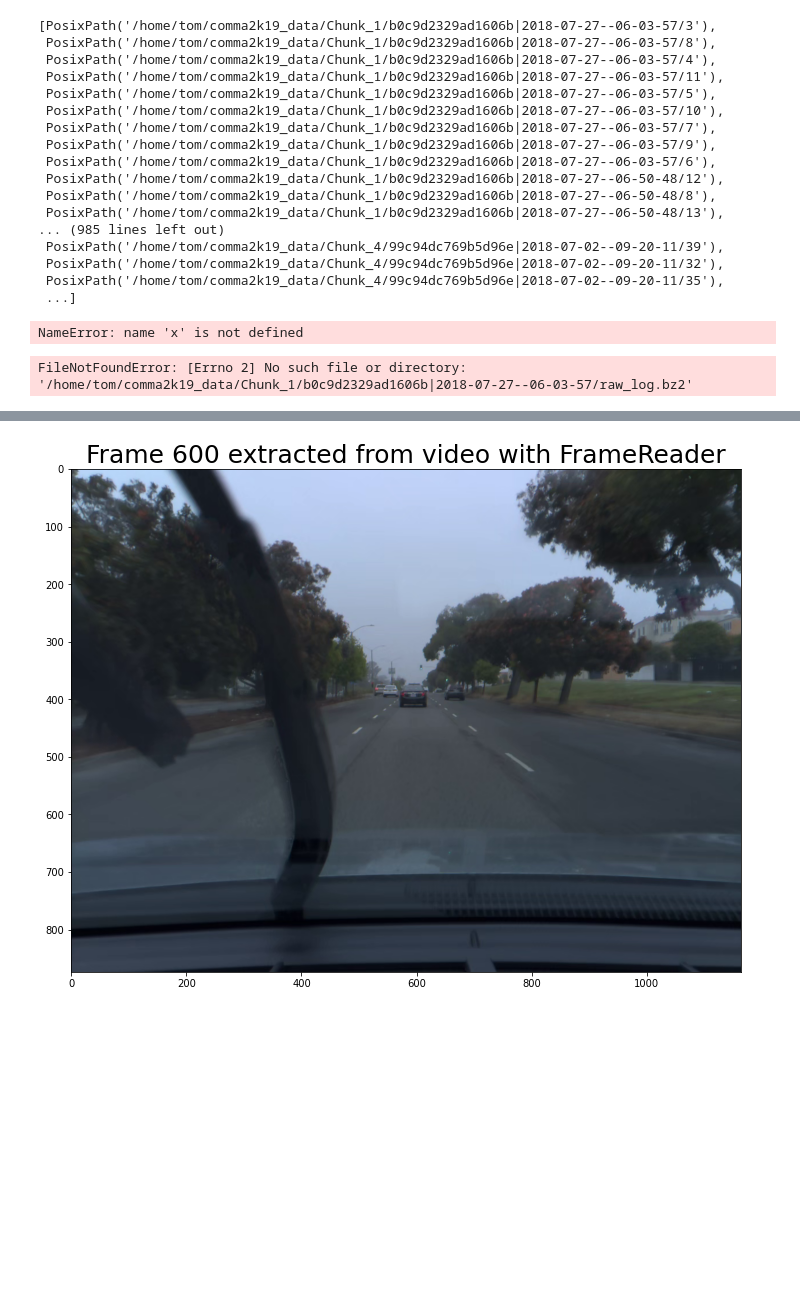
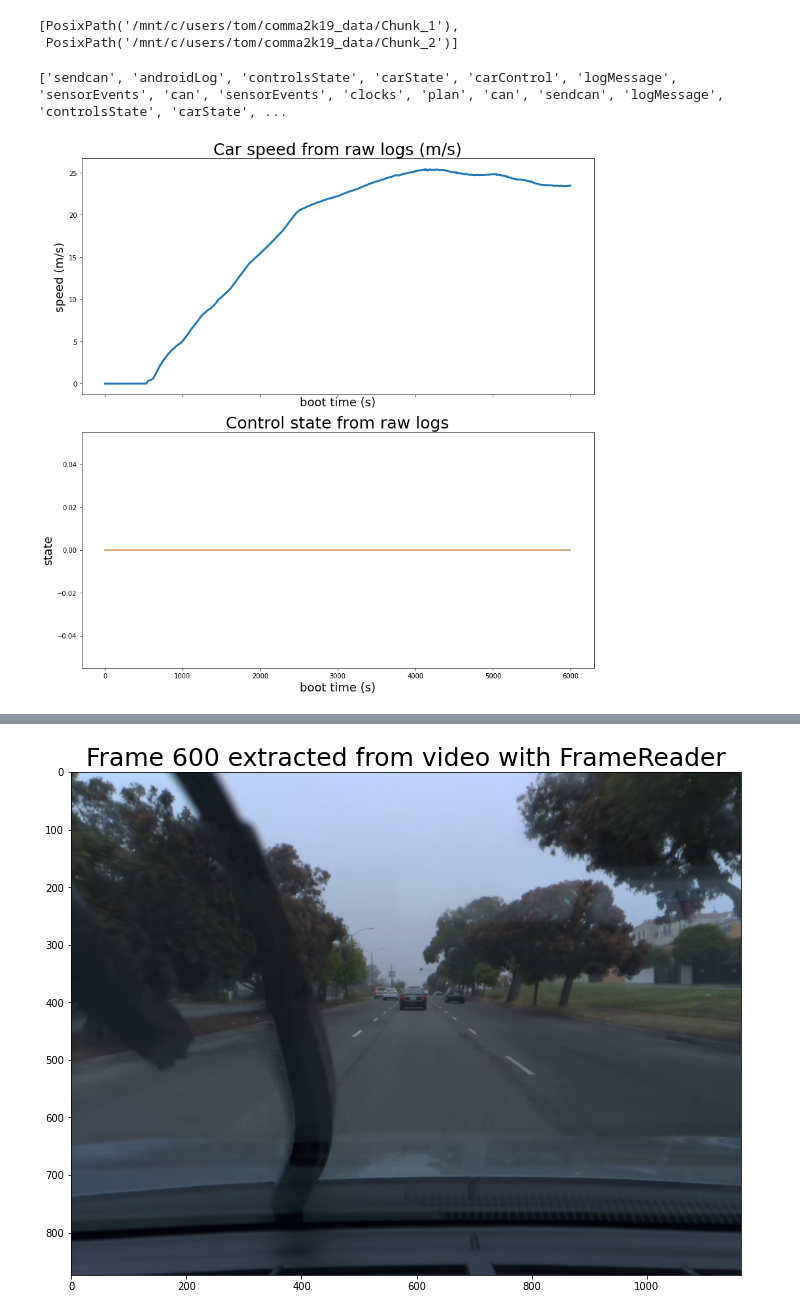
Before and after one commit to tomdries/comma2k19, a Jupyter notebook: notebooks/tom/raw_readers.ipynb, the cells around one changed output, grey strips where cells are left out. Cells and saved outputs as stored; diff of their text form; code cells hidden in the pictures; blank space fills up the shorter version.

Commit message:
wsl_windows_first

```diff
--- a/notebooks/tom/raw_readers.ipynb
+++ b/notebooks/tom/raw_readers.ipynb
@@ -5,36 +6,15 @@ import numpy as np
 # %%
 flatten = lambda l: [item for sublist in l for item in sublist]
 
-data_dir = Path('/home/tom/comma2k19_data/')
+# data_dir = Path('/home/tom/comma2k19_data/')
+data_dir = Path('/mnt/c/users/tom/comma2k19_data')
+
+
+# data_dir = Path('')
 chunk_dirs = data_dir.glob('Chunk*')
-segments = [c.glob('*|*' ) for c in chunk_dirs]
+segments = [c.glob('*_*' ) for c in chunk_dirs]
 segments = flatten(segments) # flatten
 segments = [s.glob('*' ) for s in segments]
 segments = flatten(segments) # flatten again
 
-segments
-# list(segments[0].glob('*'))
+# segments = ['../../Example_1/b0c9d2329ad1606b|2018-08-02--08-34-47/40/'] #uncomment for example segment
-# %% [output]
-[PosixPath('/home/tom/comma2k19_data/Chunk_1/b0c9d2329ad1606b|2018-07-27--06-03-57/3'),
- PosixPath('/home/tom/comma2k19_data/Chunk_1/b0c9d2329ad1606b|2018-07-27--06-03-57/8'),
- PosixPath('/home/tom/comma2k19_data/Chunk_1/b0c9d2329ad1606b|2018-07-27--06-03-57/4'),
- PosixPath('/home/tom/comma2k19_data/Chunk_1/b0c9d2329ad1606b|2018-07-27--06-03-57/11'),
- PosixPath('/home/tom/comma2k19_data/Chunk_1/b0c9d2329ad1606b|2018-07-27--06-03-57/5'),
- PosixPath('/home/tom/comma2k19_data/Chunk_1/b0c9d2329ad1606b|2018-07-27--06-03-57/10'),
- PosixPath('/home/tom/comma2k19_data/Chunk_1/b0c9d2329ad1606b|2018-07-27--06-03-57/7'),
- PosixPath('/home/tom/comma2k19_data/Chunk_1/b0c9d2329ad1606b|2018-07-27--06-03-57/9'),
- PosixPath('/home/tom/comma2k19_data/Chunk_1/b0c9d2329ad1606b|2018-07-27--06-03-57/6'),
- PosixPath('/home/tom/comma2k19_data/Chunk_1/b0c9d2329ad1606b|2018-07-27--06-50-48/12'),
- PosixPath('/home/tom/comma2k19_data/Chunk_1/b0c9d2329ad1606b|2018-07-27--06-50-48/8'),
- PosixPath('/home/tom/comma2k19_data/Chunk_1/b0c9d2329ad1606b|2018-07-27--06-50-48/13'),
-... (985 lines left out)
- PosixPath('/home/tom/comma2k19_data/Chunk_4/99c94dc769b5d96e|2018-07-02--09-20-11/39'),
- PosixPath('/home/tom/comma2k19_data/Chunk_4/99c94dc769b5d96e|2018-07-02--09-20-11/32'),
- PosixPath('/home/tom/comma2k19_data/Chunk_4/99c94dc769b5d96e|2018-07-02--09-20-11/35'),
- ...]
-# %%
-# lambda function
-# Purpose: Read raw data from S3 bucket
- lambda s3: s3.get_object(Bucket='tom-raw-data', Key='raw_data.csv')
-# %% [output]
-NameError: name 'x' is not defined
@@ -45,21 +21,33 @@ example_segment = str(segments[0])
+# %%
+list(data_dir.glob('Chunk*'))
+# %% [output]
+[PosixPath('/mnt/c/users/tom/comma2k19_data/Chunk_1'),
+ PosixPath('/mnt/c/users/tom/comma2k19_data/Chunk_2')]
 # %%
 from __future__ import print_function
-# we read raw logs via openpilot's tool logreader
 from tools.lib.logreader import LogReader
 
-lr = LogReader(example_segment + '/raw_log.bz2')
-# make list of logs
+segment = segments[4]
+lr = LogReader(str(segment) + '/raw_log.bz2')
 logs = list(lr)
 
-# we print the types of the first 50 logs
 print([l.which() for l in logs[:50]])
 
-# we can plot the speed of the car by getting
-# all the carState logs
-figsize(12,12);
-plot([l.carState.vEgo for l in logs if l.which() == 'carState'], linewidth=3);
-title('Car speed from raw logs (m/s)', fontsize=25);
-xlabel('boot time (s)', fontsize=18);
-ylabel('speed (m/s)', fontsize=18);
+fig, axs = plt.subplots(2,1, figsize=(12,12), sharex=True)
+
+axs[0].plot([l.carState.vEgo for l in logs if l.which() == 'carState'], linewidth=3)
+axs[0].set_title('Car speed from raw logs (m/s)', fontsize=25)
+axs[0].set_xlabel('boot time (s)', fontsize=18)
+axs[0].set_ylabel('speed (m/s)', fontsize=18)
+
+axs[1].plot([l.controlsState.enabled*1 for l in logs if l.which() == 'controlsState'])
+axs[1].plot([l.controlsState.active*1 for l in logs if l.which() == 'controlsState'])
+axs[1].set_title('Control state from raw logs', fontsize=25)
+axs[1].set_xlabel('boot time (s)', fontsize=18)
+axs[1].set_ylabel('state', fontsize=18)
+
+plt.tight_layout()
+plt.show()
 # %% [output]
-FileNotFoundError: [Errno 2] No such file or directory: '/home/tom/comma2k19_data/Chunk_1/b0c9d2329ad1606b|2018-07-27--06-03-57/raw_log.bz2'
+['sendcan', 'androidLog', 'controlsState', 'carState', 'carControl', 'logMessage', 'sensorEvents', 'can', 'sensorEvents', 'clocks', 'plan', 'can', 'sendcan', 'logMessage', 'controlsState', 'carState', ...
+[figure, added]
```
Also changed, not shown: parts of 5 cells of this notebook, 2 other files.
